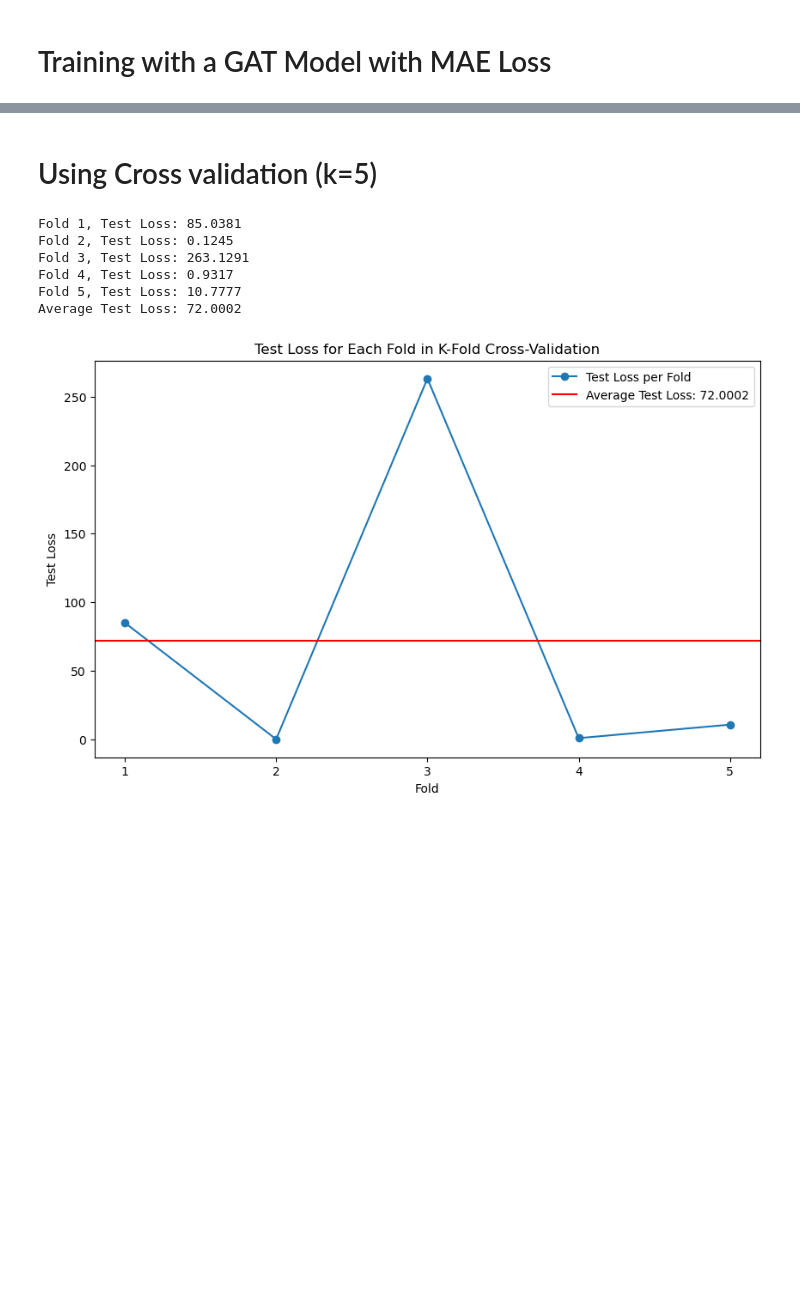
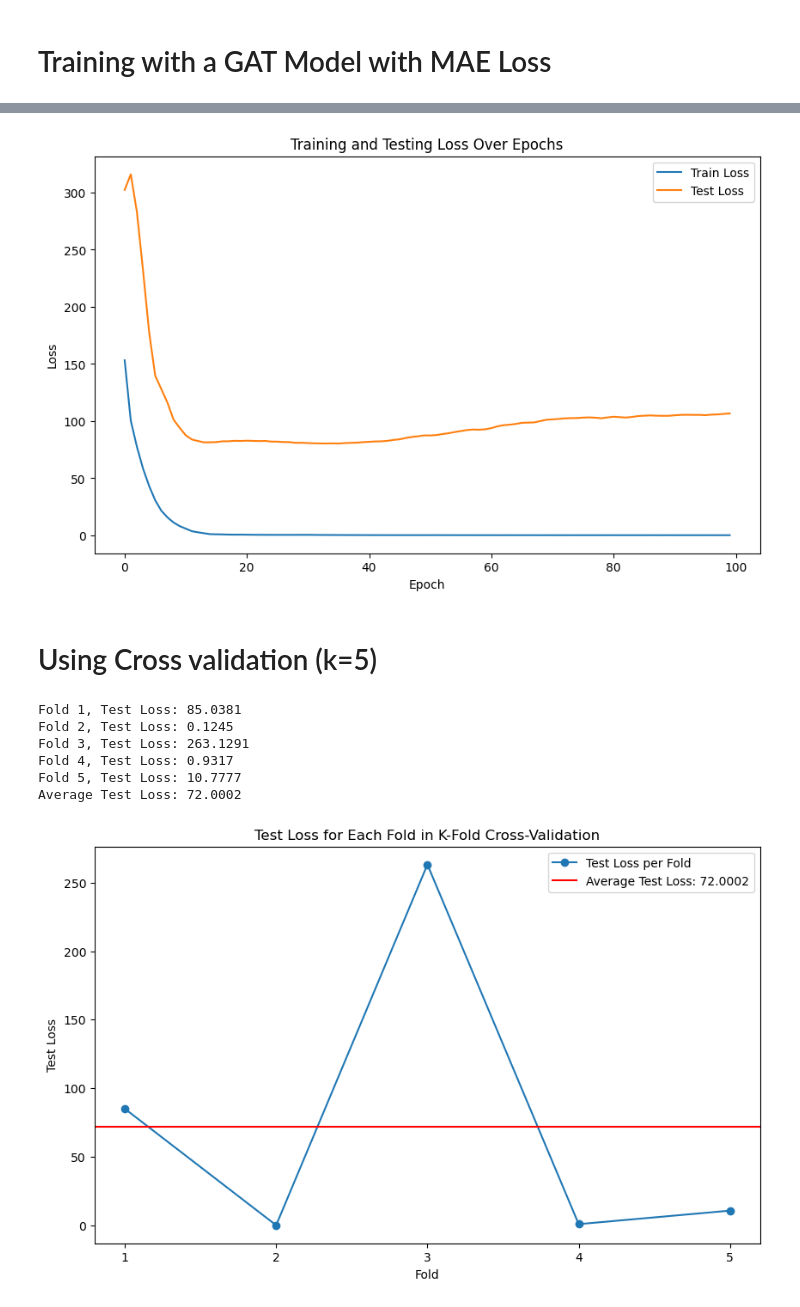
Before and after one commit to arielflt/Protein, a Jupyter notebook: Project.ipynb, the cells around one changed output, grey strips where cells are left out. Saved outputs shown, nothing was run; the diff lists cells and outputs as text; code cells hidden in the pictures; blank space fills up the shorter version.

```diff
--- a/Project.ipynb
+++ b/Project.ipynb
@@ -431,8 +432,8 @@ from torch.nn import L1Loss
 import matplotlib.pyplot as plt
 
 class GAT(torch.nn.Module):
-    def __init__(self, num_features, hidden_channels):
-        super(GAT, self).__init__()
+    def __init__(self, num_features, hidden_channels):  # Correctly named __init method
+        super(GAT, self).__init__()  # Correctly formatted super() call
         self.conv1 = GATConv(num_features, hidden_channels)
         self.conv2 = GATConv(hidden_channels, 1)
 
@@ -445,8 +446,7 @@ class GAT(torch.nn.Module):
 
         return x
 
-
-saved_graphs_folder = 'saved_graphs_1'  # Update to the new folder
+saved_graphs_folder = 'sg'
 graph_files = [f for f in os.listdir(saved_graphs_folder) if f.endswith('.pt')]
 datasets = [torch.load(os.path.join(saved_graphs_folder, f)) for f in graph_files]
 
@@ -459,7 +459,6 @@ train_loader = DataLoader(train_dataset, batch_size=batch_size, shuffle=True)
 test_loader = DataLoader(test_dataset, batch_size=batch_size, shuffle=False)
 
 device = torch.device('cuda' if torch.cuda.is_available() else 'cpu')
-
 model = GAT(num_features=datasets[0].num_node_features, hidden_channels=16).to(device)
 
 optimizer = torch.optim.Adam(model.parameters(), lr=0.005)
@@ -468,29 +467,30 @@ criterion = L1Loss()  # MAE loss
 def train():
     model.train()
     total_loss = 0
+    total_nodes = 0
     for data in train_loader:
         data = data.to(device)
         optimizer.zero_grad()
         out = model(data).squeeze()
-        # Extract the 'ground_truth' column from the node features
-        ground_truth = data.x[:, -1].view(-1, 1)
-        loss = criterion(out, ground_truth)
+        loss = criterion(out, data.y)
         loss.backward()
         optimizer.step()
-        total_loss += loss.item()
-    return total_loss / len(train_loader)
+        total_loss += loss.item() * data.num_nodes
+        total_nodes += data.num_nodes
+    return total_loss / total_nodes
 
 def test(loader):
     model.eval()
     total_loss = 0
+    total_nodes = 0
     with torch.no_grad():
         for data in loader:
             data = data.to(device)
             pred = model(data).squeeze()
-            # Extract the 'ground_truth' column from the node features
-            ground_truth = data.x[:, -1].view(-1, 1)
-            total_loss += criterion(pred, ground_truth).item()
-    return total_loss / len(loader)
+            loss = criterion(pred, data.y)
+            total_loss += loss.item() * data.num_nodes
+            total_nodes += data.num_nodes
+    return total_loss / total_nodes
 
 train_losses = []
 test_losses = []
@@ -511,3 +511,4 @@ plt.ylabel('Loss')
 plt.title('Training and Testing Loss Over Epochs')
 plt.legend()
 plt.show()
+# %% [output]
@@ -514,3 +525,4 @@ plt.show()
+[figure, added]
 # %% [markdown]
 # Using Cross validation (k=5)
 # %%
```
Also changed, not shown: parts of 7 cells of this notebook, 1 other file.
